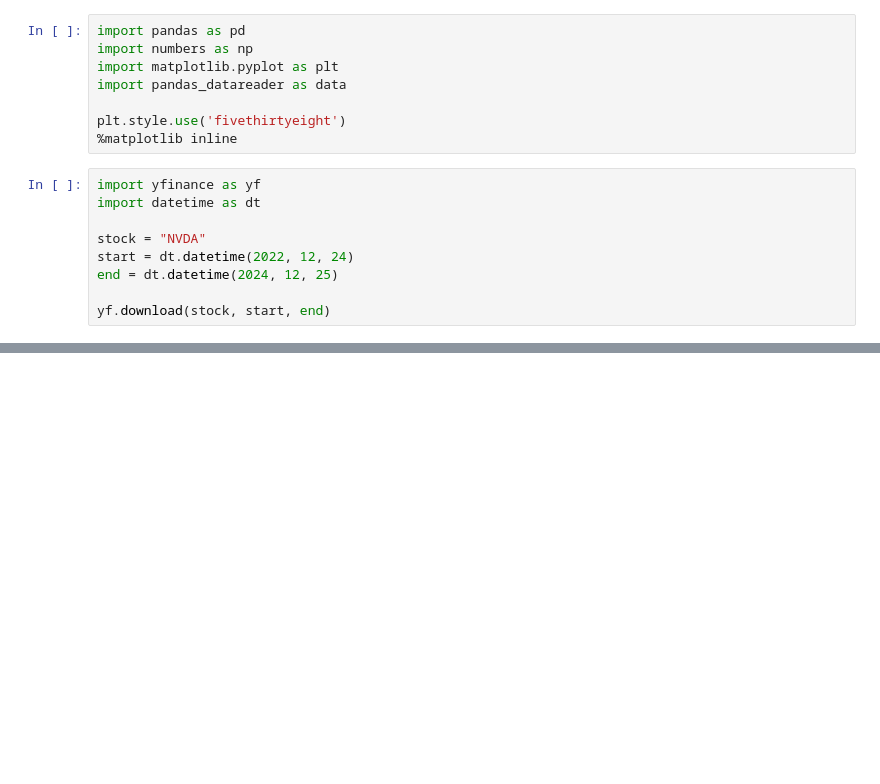
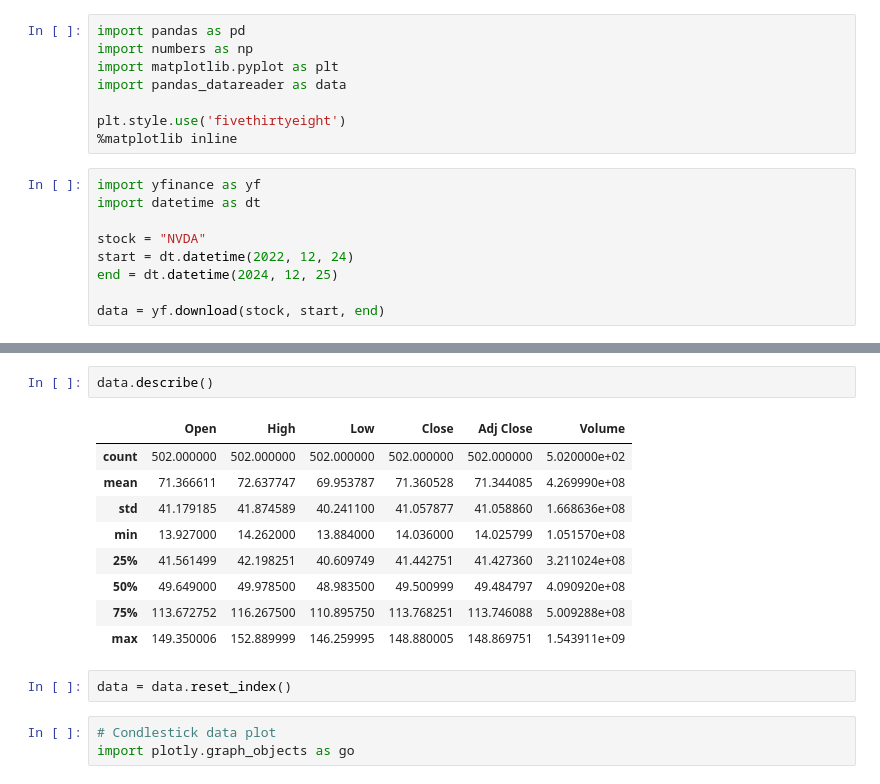
Before and after one commit to Hctor11/stock-trend-prediction, a Jupyter notebook: notebooks/stock-predictions.ipynb, the cells around one changed output, grey strips where cells are left out. Saved outputs shown, nothing was run; the diff lists cells and outputs as text; blank space fills up the shorter version.

Commit message:
add plotly stock plot

```diff
--- a/notebooks/stock-predictions.ipynb
+++ b/notebooks/stock-predictions.ipynb
@@ -14,6 +14,6 @@ stock = "NVDA"
 start = dt.datetime(2022, 12, 24)
 end = dt.datetime(2024, 12, 25)
 
-yf.download(stock, start, end)
+data = yf.download(stock, start, end)
 # %% [output]
 [*********************100%%**********************]  1 of 1 completed
@@ -33,0 +70,17 @@ yf.download(stock, start, end)
+# %%
+data.describe()
+# %% [output]
+|  | Open | High | Low | Close | Adj Close | Volume |
+| count | 502.000000 | 502.000000 | 502.000000 | 502.000000 | 502.000000 | 5.020000e+02 |
+| mean | 71.366611 | 72.637747 | 69.953787 | 71.360528 | 71.344085 | 4.269990e+08 |
+| std | 41.179185 | 41.874589 | 40.241100 | 41.057877 | 41.058860 | 1.668636e+08 |
+| min | 13.927000 | 14.262000 | 13.884000 | 14.036000 | 14.025799 | 1.051570e+08 |
+| 25% | 41.561499 | 42.198251 | 40.609749 | 41.442751 | 41.427360 | 3.211024e+08 |
+| 50% | 49.649000 | 49.978500 | 48.983500 | 49.500999 | 49.484797 | 4.090920e+08 |
+| 75% | 113.672752 | 116.267500 | 110.895750 | 113.768251 | 113.746088 | 5.009288e+08 |
+| max | 149.350006 | 152.889999 | 146.259995 | 148.880005 | 148.869751 | 1.543911e+09 |
+# %%
+data = data.reset_index()
+# %%
+# Condlestick data plot
+import plotly.graph_objects as go
```
Also changed, not shown: parts of 7 cells of this notebook.
